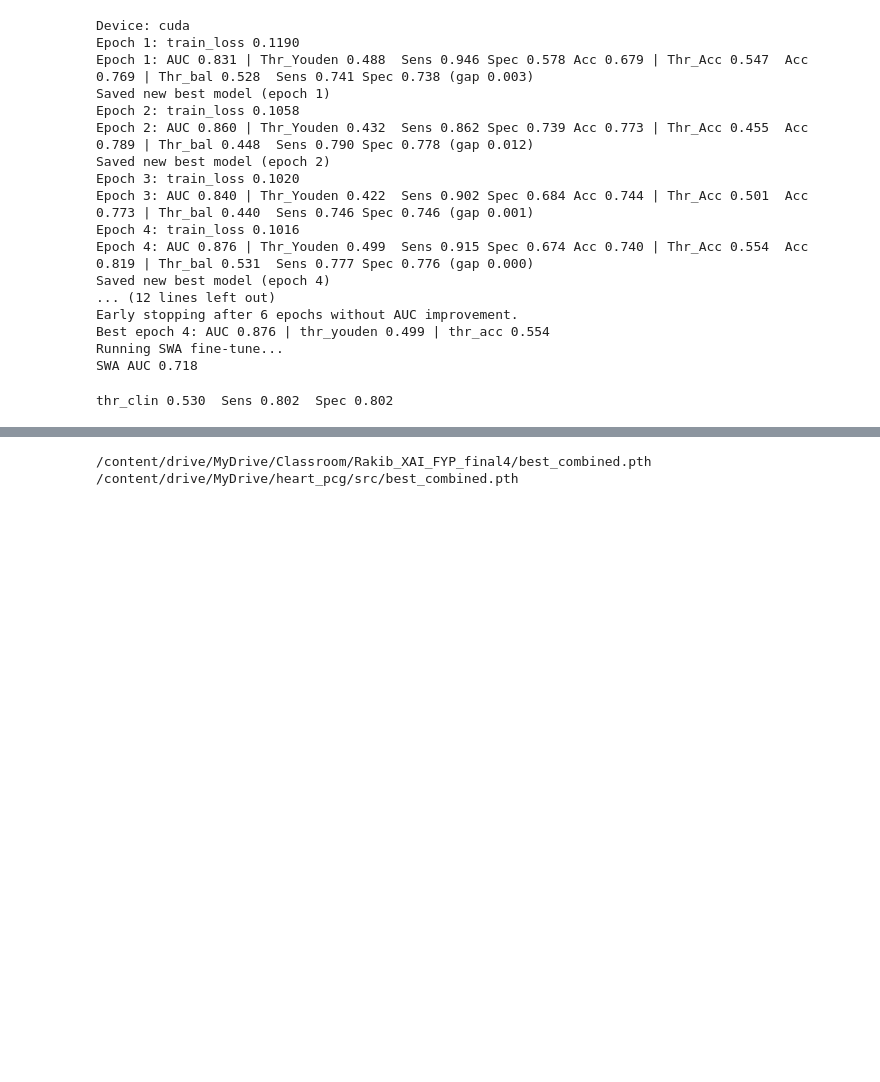
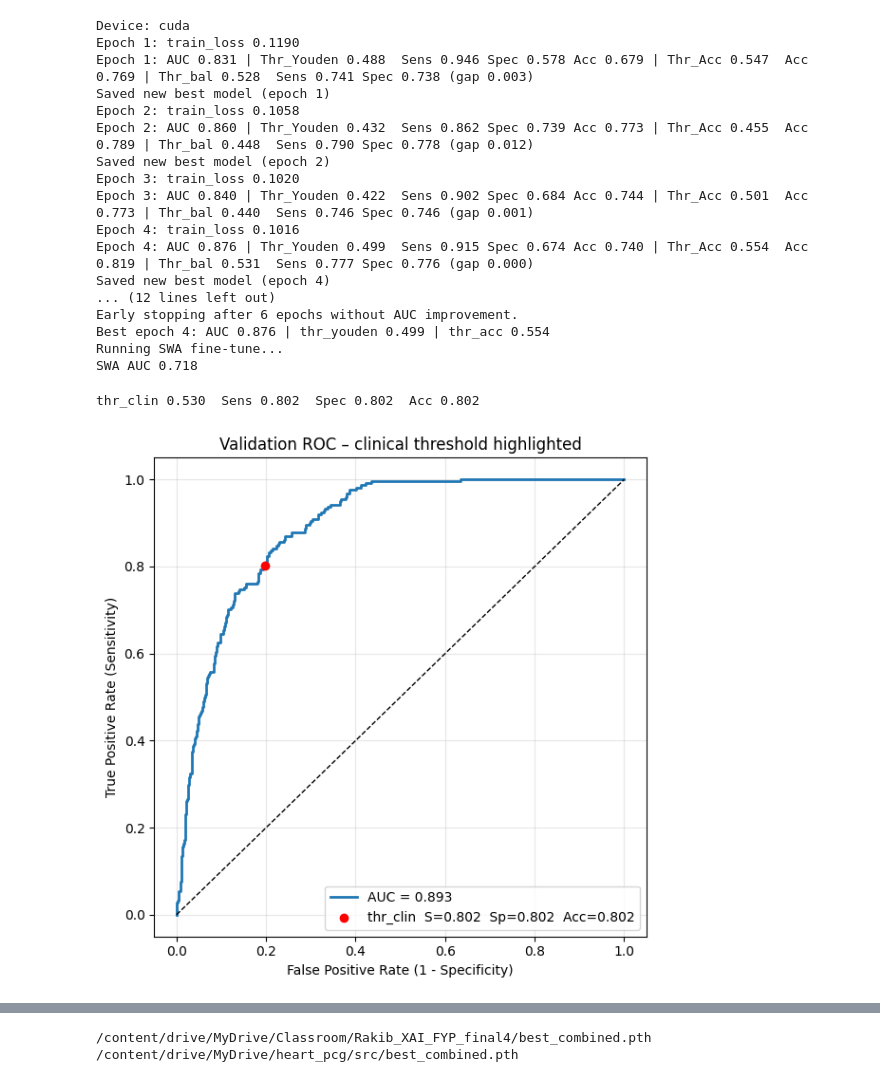
Before and after one commit to RakibAlMahdi/Rakib_XAI_FYP_final4, a Jupyter notebook: Rakib_pcg_training.ipynb, the cells around one changed output, grey strips where cells are left out. Saved outputs shown, nothing was run; the diff lists cells and outputs as text; code cells hidden in the pictures; blank space fills up the shorter version.

```diff
--- a/Rakib_pcg_training.ipynb
+++ b/Rakib_pcg_training.ipynb
@@ -202,8 +202,8 @@ Best epoch 4: AUC 0.876 | thr_youden 0.499 | thr_acc 0.554
 Running SWA fine-tune...
 SWA AUC 0.718
 # %%
-import os, sys, torch, numpy as np
-from sklearn.metrics import roc_curve
+import os, sys, torch, numpy as np, matplotlib.pyplot as plt
+from sklearn.metrics import roc_curve, auc
 
 # 1) make sure Python sees your project modules FIRST
 repo_dir = "/content/drive/MyDrive/heart_pcg/src"   # adjust if different
@@ -213,11 +213,10 @@ os.chdir(repo_dir)
 from datasets import SegmentPCGDataset
 from torch.utils.data import DataLoader
 from inference import load_model
+import pandas as pd, random
 
-# 2) rebuild the *same* validation set you used during training
-#    (we re-use the patient split logic from train_pcg.py)
-import pandas as pd, random
-df  = pd.read_csv("meta_all.csv")
+# 2) rebuild the *same* validation set used during training
+df   = pd.read_csv("meta_all.csv")
 pids = df["patient_id"].unique().tolist(); random.seed(0); random.shuffle(pids)
 train_cut = int(0.8 * len(pids))
 val_df    = df[~df["patient_id"].isin(pids[:train_cut])].reset_index(drop=True)
@@ -227,38 +226,58 @@ val_loader = DataLoader(
         val_ds, batch_size=64, shuffle=False, num_workers=2,
         collate_fn=lambda b: (torch.stack([x for x,_,_ in b]),
                               torch.tensor([y for _,y,_ in b]),
                               [pid for *_, pid in b]))
 
-# 3) collect segment scores → 75-percentile patient score
+# 3) collect segment scores → patient-level 75-percentile
 device = "cuda" if torch.cuda.is_available() else "cpu"
 model, _ = load_model("best_combined.pth", device=device)
 
 seg_scores, seg_labels, seg_pids = [], [], []
 with torch.no_grad():
     for xb, yb, pids in val_loader:
         seg_scores.extend(torch.sigmoid(model(xb.to(device))).cpu().numpy())
         seg_labels.extend(yb.numpy())
         seg_pids.extend(pids)
 
 pat_dict, lab_dict = {}, {}
 for pid, s, lab in zip(seg_pids, seg_scores, seg_labels):
     pat_dict.setdefault(pid, []).append(s)
     lab_dict[pid] = lab
 
 probs  = np.array([np.percentile(v, 75) for v in pat_dict.values()])
 labels = np.array([lab_dict[pid]          for pid in pat_dict.keys()])
 
-# 4) pick threshold: Sens >= 0.80, highest Spec
+# 4) pick threshold: Sens ≥ 0.80 with max Spec
 fpr, tpr, thr = roc_curve(labels, probs); spec = 1 - fpr
-mask      = tpr >= 0.80
-idx       = spec[mask].argmax()
-thr_clin  = float(thr[mask][idx])
+mask       = tpr >= 0.80
+idx        = spec[mask].argmax()
+thr_clin   = float(thr[mask][idx])
+sens_clin  = float(tpr[mask][idx])
+spec_clin  = float(spec[mask][idx])
 
-print(f"thr_clin {thr_clin:.3f}  Sens {tpr[mask][idx]:.3f}  Spec {spec[mask][idx]:.3f}")
+# additional metric: accuracy at thr_clin
+preds_clin = (probs >= thr_clin).astype(int)
+acc_clin   = (preds_clin == labels).mean()
 
-# 5) store in checkpoint
+print(f"thr_clin {thr_clin:.3f}  Sens {sens_clin:.3f}  Spec {spec_clin:.3f}  Acc {acc_clin:.3f}")
+
+# 5) update checkpoint
 ckpt = torch.load("best_combined.pth", map_location="cpu")
 ckpt["thr_clin"] = thr_clin
 torch.save(ckpt, "best_combined.pth")
+
+# 6) plot ROC and mark the clinical operating point
+roc_auc = auc(fpr, tpr)
+plt.figure(figsize=(6,6))
+plt.plot(fpr, tpr, lw=2, label=f"AUC = {roc_auc:.3f}")
+plt.plot([0,1],[0,1],'k--', lw=1)
+plt.scatter(1-spec_clin, sens_clin, c='red', zorder=5,
+            label=f"thr_clin  S={sens_clin:.3f}  Sp={spec_clin:.3f}  Acc={acc_clin:.3f}")
+plt.xlabel("False Positive Rate (1 - Specificity)")
+plt.ylabel("True Positive Rate (Sensitivity)")
+plt.title("Validation ROC – clinical threshold highlighted")
+plt.legend(loc="lower right"); plt.grid(alpha=.3); plt.tight_layout()
+plt.show()
 # %% [output]
-thr_clin 0.530  Sens 0.802  Spec 0.802
+thr_clin 0.530  Sens 0.802  Spec 0.802  Acc 0.802
+[figure, added]
```
Also changed, not shown: parts of 2 cells of this notebook.
